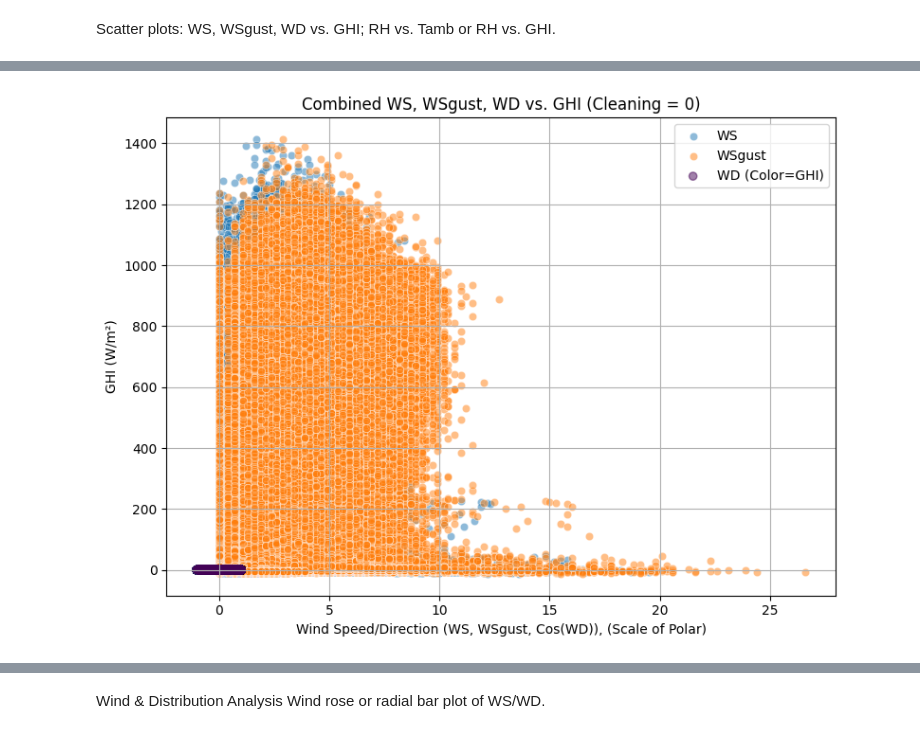
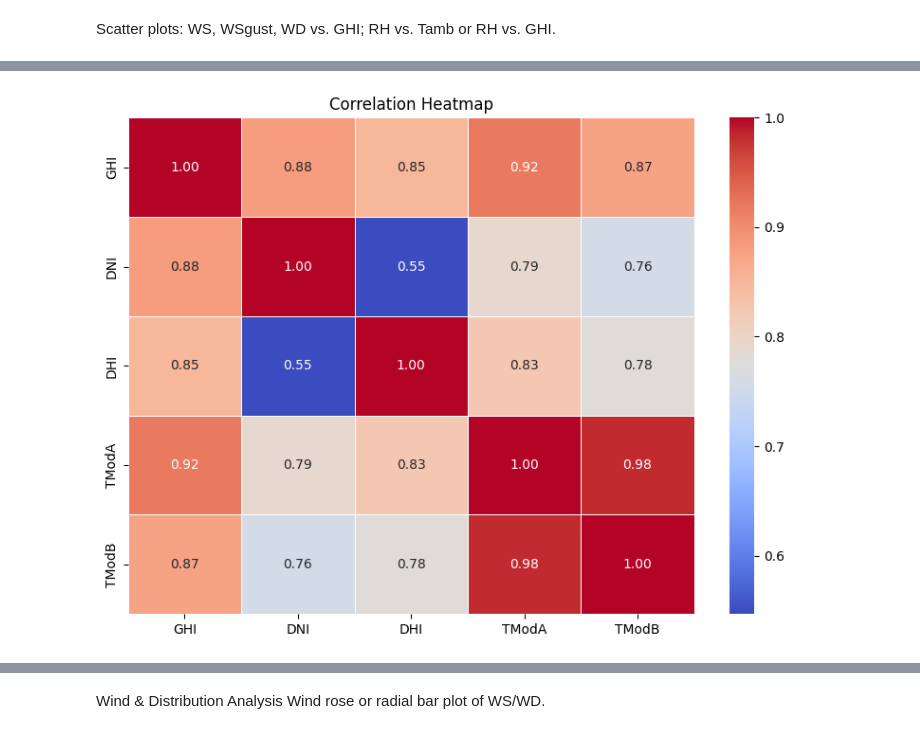
Before and after one commit to johannesgirmaw/solar-challenge-week0, a Jupyter notebook: notebooks/benin_eda.ipynb, the cells around one changed output, grey strips where cells are left out. Saved outputs shown, nothing was run; the diff lists cells and outputs as text; code cells hidden in the pictures.

Commit message:
correlation relationship , wind and distribution analysis

```diff
--- a/notebooks/benin_eda.ipynb
+++ b/notebooks/benin_eda.ipynb
@@ -317,84 +315,9 @@ Observations from the Correlation Heatmap:
 # %% [markdown]
 Scatter plots: WS, WSgust, WD vs. GHI; RH vs. Tamb or RH vs. GHI.
 # %%
-import pandas as pd
-import numpy as np
-import matplotlib.pyplot as plt
-import seaborn as sns
+# Correlation heatmap
+analyzer.plot_correlation_heatmap()
 
-
-def plot_combined_and_separate(df, group_column='Cleaning'):
-    """
-    Generates two separate figures of scatter plots for two groups
-    (based on the specified group_column):
-    - Figure 1: Combined plot of WS vs. GHI, WSgust vs. GHI, WD vs. GHI
-    - Figure 2: Separate plot of RH vs. Tamb
-
-    Args:
-        df (pd.DataFrame): The input DataFrame.
-        group_column (str, optional): The name of the column to group by.
-                                       Defaults to 'Cleaning'.
-    """
-    if group_column not in df.columns:
-        print(
-            f"Error: Grouping column '{group_column}' not found in DataFrame.")
-        return
-
-    groups = df[group_column].unique()
-    if len(groups) != 2:
-        print(
-            f"Warning: The column '{group_column}' does not have exactly two unique groups. Found: {groups}")
-
-    for group_value in groups:
-        group_df = df[df[group_column] == group_value]
-        group_label = f"{group_column} = {group_value}"
-
-        print(f"\n--- Plots for {group_label} ---")
-
-        # --- Figure 1: Combined WS, WSgust, WD vs. GHI ---
-        if all(col in group_df.columns for col in ['WS', 'WSgust', 'WD', 'GHI']):
-            plt.figure(figsize=(8, 6))
-            sns.scatterplot(x='WS', y='GHI', data=group_df,
-                            label='WS', alpha=0.5)
-            sns.scatterplot(x='WSgust', y='GHI', data=group_df,
-                            label='WSgust', alpha=0.5)
-            group_df['WD_rad'] = np.radians(group_df['WD'])
-            plt.scatter(np.cos(group_df['WD_rad']), np.sin(
-                group_df['WD_rad']), c=group_df['GHI'], cmap='viridis', alpha=0.5, label='WD (Color=GHI)')
-            plt.xlabel(
-                'Wind Speed/Direction (WS, WSgust, Cos(WD)), (Scale of Polar)')
-            plt.ylabel('GHI (W/m²)')
-            plt.title(f'Combined WS, WSgust, WD vs. GHI ({group_label})')
-            plt.grid(True)
-            plt.legend()
-            plt.tight_layout()
-            plt.show()
-            if 'WD_rad' in group_df.columns:
-                del group_df['WD_rad']
-
-        else:
-            print(
-                "Warning: Not all required columns for combined wind vs. GHI plot are present.")
-
-        # --- Figure 2: RH vs. Tamb ---
-        if all(col in group_df.columns for col in ['RH', 'Tamb']):
-            plt.figure(figsize=(8, 6))
-            sns.scatterplot(x='RH', y='Tamb', data=group_df, alpha=0.5)
-            plt.title(f'RH vs. Tamb ({group_label})')
-            plt.xlabel('RH (%)')
-            plt.ylabel('Tamb (°C)')
-            plt.grid(True)
-            plt.tight_layout()
-            plt.show()
-        else:
-            print(
-                "Warning: 'RH' or 'Tamb' columns not found for RH vs. Tamb scatter plot.")
-
-
-# Example Usage:
-# Assuming your DataFrame is named 'df' and the grouping is based on 'Cleaning'
-plot_combined_and_separate(df.copy(), group_column='Cleaning')
-
-# If your grouping is based on a different column (e.g., 'Precipitation'), you would change it like this:
-# plot_combined_and_separate(df.copy(), group_column='Precipitation')
+# Scatter plots for relationships
+analyzer.plot_scatter_relationships()
 # %% [output]
@@ -407 +324 @@ See the caveats in the documentation: https://pandas.pydata.org/pandas-docs/stab
-[figure, old version]
+[figure, new version]
```
Also changed, not shown: parts of 9 cells of this notebook.
